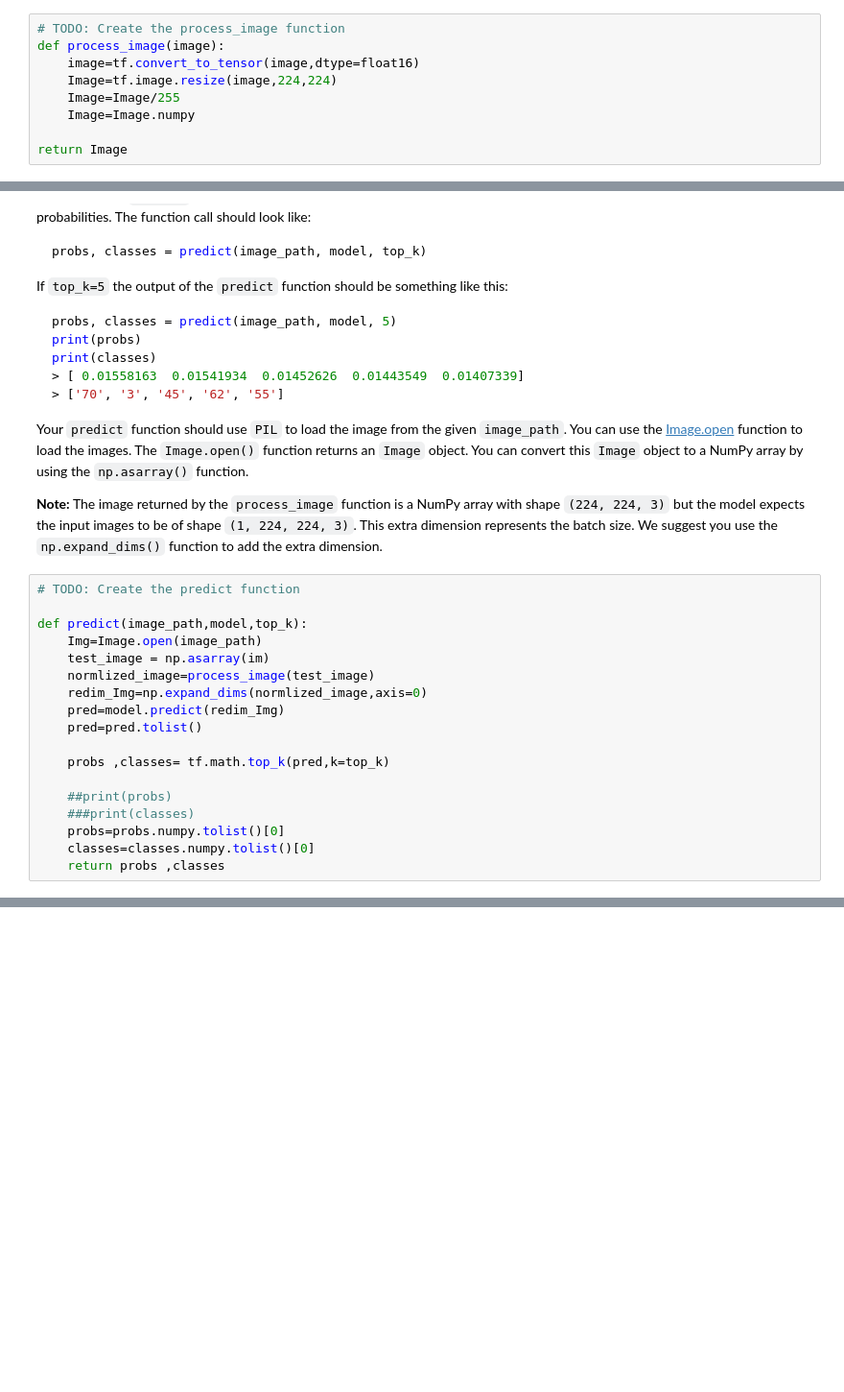
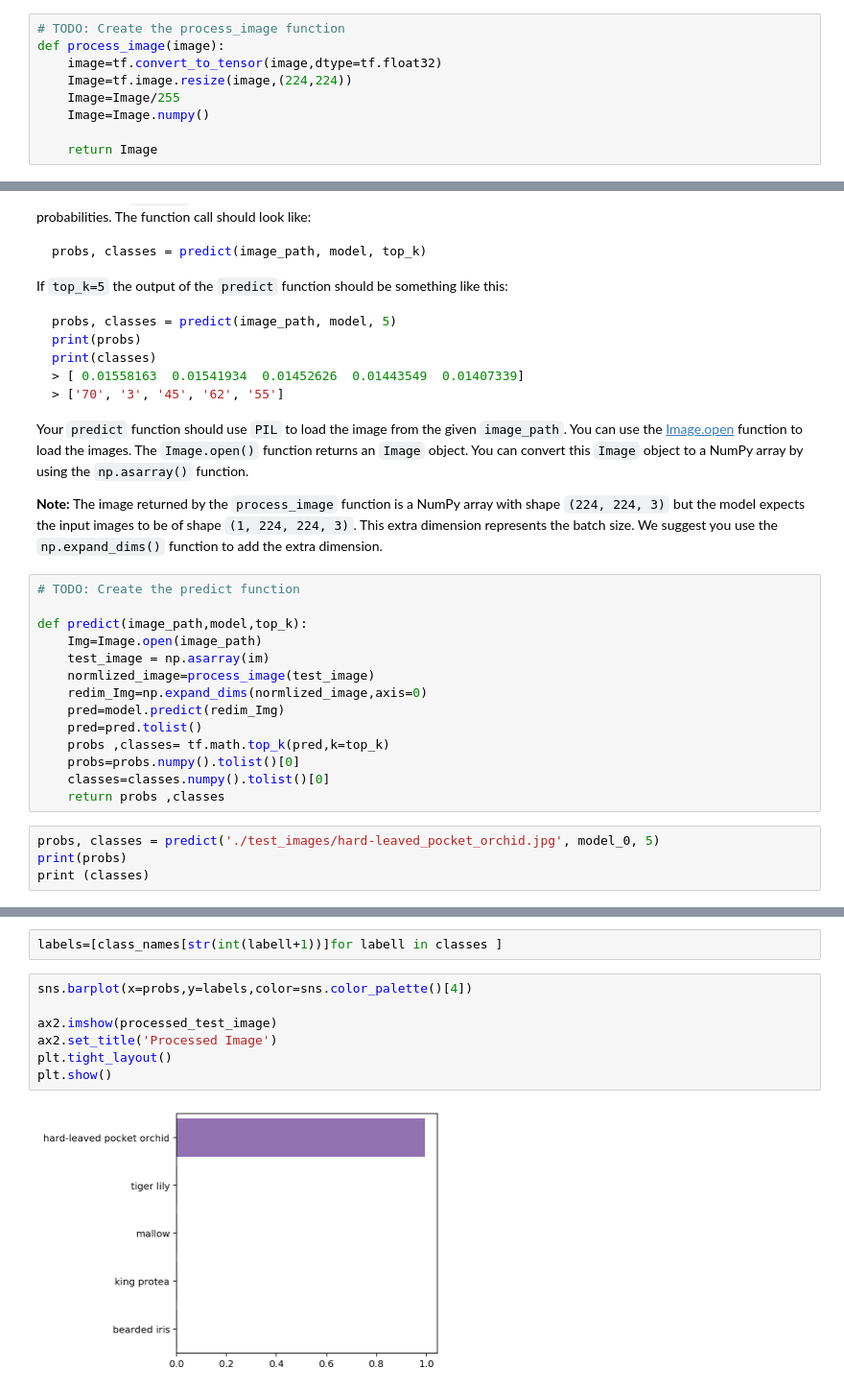
Before and after one commit to hoosmalhoos/-p1_image_classifier, a Jupyter notebook: Project_Image_Classifier_Project.ipynb, the cells around one changed output, grey strips where cells are left out. Shown at 96% size. Drawn from its saved outputs; the diff is of its cells as text; blank space fills up the shorter version.

```diff
--- a/Project_Image_Classifier_Project.ipynb
+++ b/Project_Image_Classifier_Project.ipynb
@@ -382,12 +397,12 @@ Finally, convert your image back to a NumPy array using the `.numpy()` method.
 # %%
 # TODO: Create the process_image function
 def process_image(image):
-    image=tf.convert_to_tensor(image,dtype=float16)
-    Image=tf.image.resize(image,224,224)
+    image=tf.convert_to_tensor(image,dtype=tf.float32)
+    Image=tf.image.resize(image,(224,224))
     Image=Image/255
-    Image=Image.numpy
+    Image=Image.numpy()
 
-return Image
+    return Image
 # %% [markdown]
 To check your `process_image` function we have provided 4 images in the `./test_images/` folder:
 
@@ -447,11 +464,11 @@ def predict(image_path,model,top_k):
     redim_Img=np.expand_dims(normlized_image,axis=0)
     pred=model.predict(redim_Img)
     pred=pred.tolist()
-
     probs ,classes= tf.math.top_k(pred,k=top_k)
-
-    ##print(probs)
-    ###print(classes)
-    probs=probs.numpy.tolist()[0]
-    classes=classes.numpy.tolist()[0]
+    probs=probs.numpy().tolist()[0]
+    classes=classes.numpy().tolist()[0]
     return probs ,classes
+# %%
+probs, classes = predict('./test_images/hard-leaved_pocket_orchid.jpg', model_0, 5)
+print(probs)
+print (classes)
@@ -488,0 +513,11 @@ plt.show()
+# %%
+labels=[class_names[str(int(labell+1))]for labell in classes ]
+# %%
+sns.barplot(x=probs,y=labels,color=sns.color_palette()[4])
+
+ax2.imshow(processed_test_image)
+ax2.set_title('Processed Image')
+plt.tight_layout()
+plt.show()
+# %% [output]
+[figure, added]
```
Also changed, not shown: parts of 12 cells of this notebook, 1 other file.
